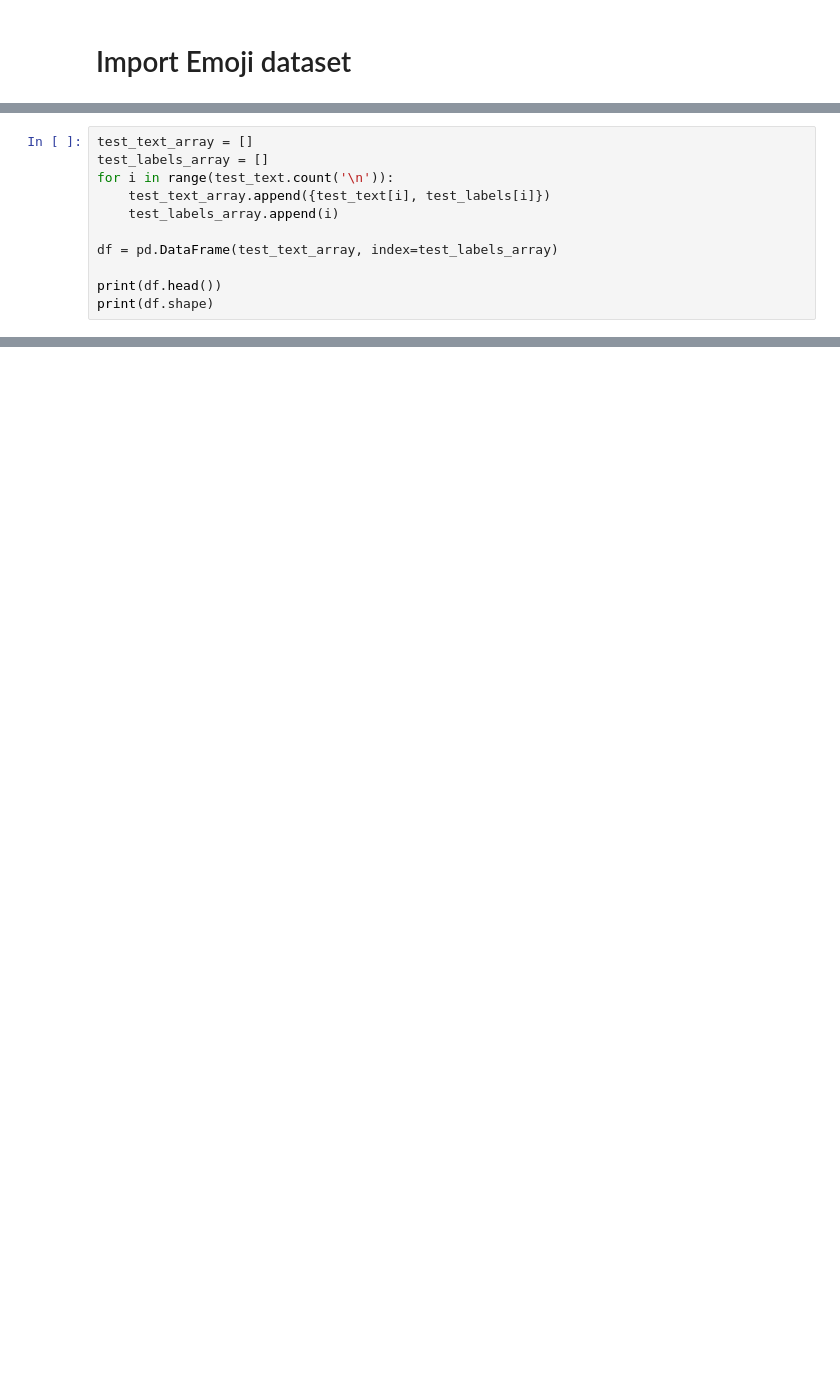
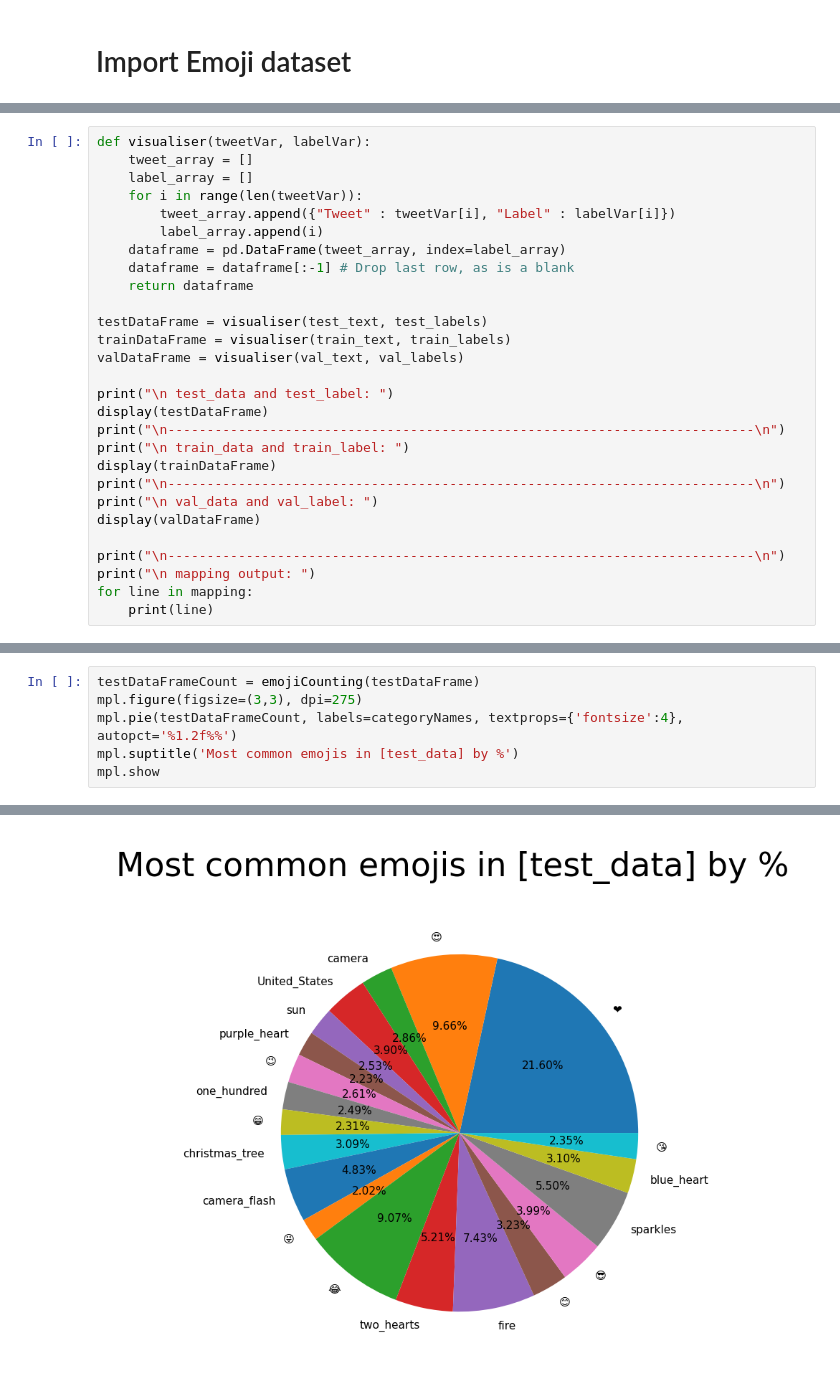
Before and after one commit to GDarkens/CE888, a Jupyter notebook: Assignments/Assignment1/init_testing_exploratory/LoadingProcessingExploring_Emoji.ipynb, the cells around one changed output, grey strips where cells are left out. Drawn from its saved outputs; the diff is of its cells as text; blank space fills up the shorter version.

```diff
--- a/Assignments/Assignment1/init_testing_exploratory/LoadingProcessingExploring_Emoji.ipynb
+++ b/Assignments/Assignment1/init_testing_exploratory/LoadingProcessingExploring_Emoji.ipynb
@@ -107,11 +94,0 @@ val_text.txt length: 5000
-# %%
-test_text_array = []
-test_labels_array = []
-for i in range(test_text.count('\n')):
-    test_text_array.append({test_text[i], test_labels[i]})
-    test_labels_array.append(i)
-
-df = pd.DataFrame(test_text_array, index=test_labels_array)
-
-print(df.head())
-print(df.shape)
@@ -126,0 +95,28 @@ AttributeError: 'DataFrame' object has no attribute 'CATEGORY'
+# %%
+def visualiser(tweetVar, labelVar):
+    tweet_array = []
+    label_array = []
+    for i in range(len(tweetVar)):
+        tweet_array.append({"Tweet" : tweetVar[i], "Label" : labelVar[i]})
+        label_array.append(i)
+    dataframe = pd.DataFrame(tweet_array, index=label_array)
+    dataframe = dataframe[:-1] # Drop last row, as is a blank
+    return dataframe
+
+testDataFrame = visualiser(test_text, test_labels)
+trainDataFrame = visualiser(train_text, train_labels)
+valDataFrame = visualiser(val_text, val_labels)
+
+print("\n test_data and test_label: ")
+display(testDataFrame)
+print("\n---------------------------------------------------------------------------\n")
+print("\n train_data and train_label: ")
+display(trainDataFrame)
+print("\n---------------------------------------------------------------------------\n")
+print("\n val_data and val_label: ")
+display(valDataFrame)
+
+print("\n---------------------------------------------------------------------------\n")
+print("\n mapping output: ")
+for line in mapping:
+    print(line)
@@ -126,0 +250,7 @@ AttributeError: 'DataFrame' object has no attribute 'CATEGORY'
+# %%
+testDataFrameCount = emojiCounting(testDataFrame)
+mpl.figure(figsize=(3,3), dpi=275)
+mpl.pie(testDataFrameCount, labels=categoryNames, textprops={'fontsize':4}, autopct='%1.2f%%')
+mpl.suptitle('Most common emojis in [test_data] by %')
+mpl.show
+# %% [output]
@@ -126,0 +258 @@ AttributeError: 'DataFrame' object has no attribute 'CATEGORY'
+[figure, added]
```
Also changed, not shown: parts of 10 cells of this notebook, 2 other files.
